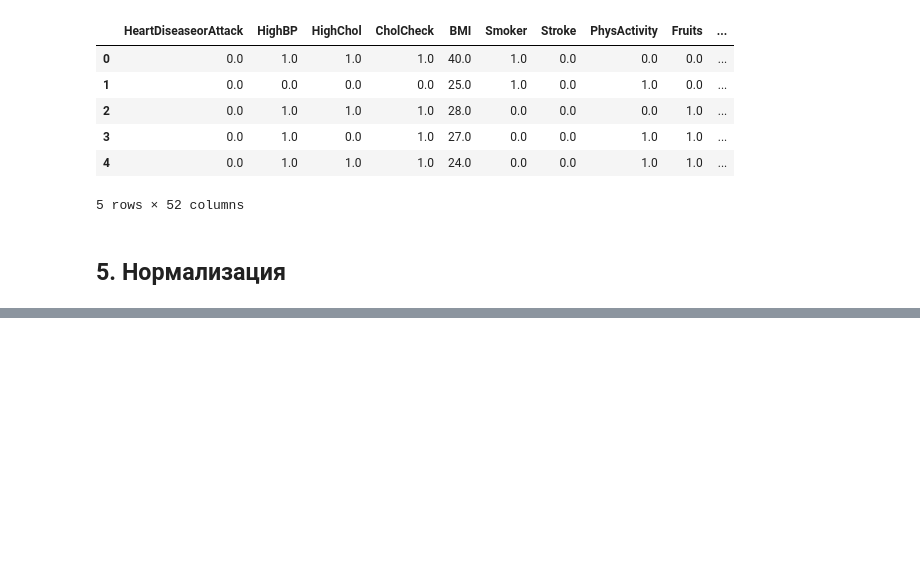
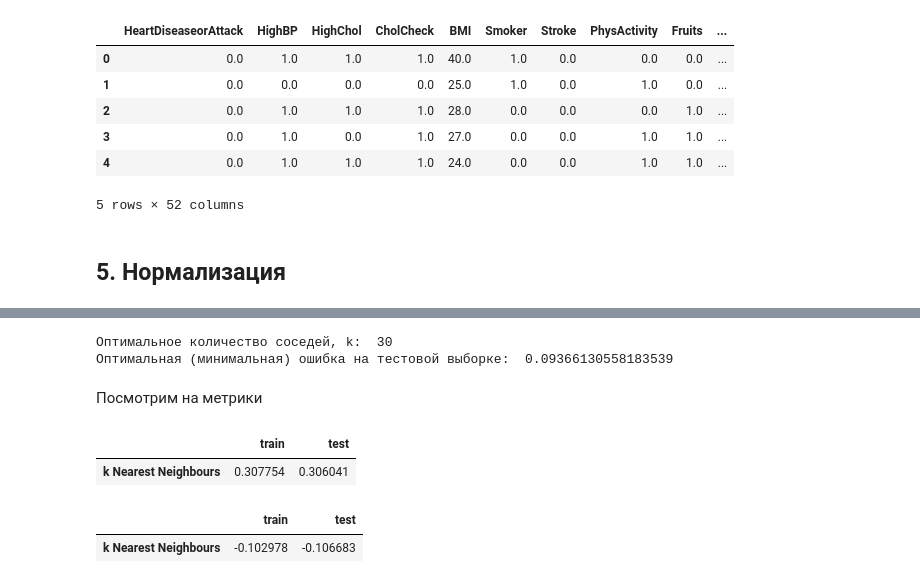
Before and after one commit to qr3x/MLDA-4th-year, a Jupyter notebook: Statistical classification.ipynb, the cells around one changed output, grey strips where cells are left out. Saved outputs shown, nothing was run; the diff lists cells and outputs as text; code cells hidden in the pictures; blank space fills up the shorter version.

```diff
--- a/Statistical classification.ipynb
+++ b/Statistical classification.ipynb
@@ -577,0 +659,36 @@ data.head()
+# %%
+optimal_error = min(errors, key=lambda error: error[2])
+model = KNeighborsClassifier(n_neighbors=optimal_error[0], p=2)
+model.fit(X_train, y_train)
+
+print('Оптимальное количество соседей, k: ', optimal_error[0])
+print('Оптимальная (минимальная) ошибка на тестовой выборке: ', optimal_error[2])
+# %% [output]
+Оптимальное количество соседей, k:  30
+Оптимальная (минимальная) ошибка на тестовой выборке:  0.09366130558183539
+# %% [markdown]
+Посмотрим на метрики
+# %%
+y_train_predict = model.predict(X_train)
+y_test_predict  = model.predict(X_test)
+# %%
+from sklearn.metrics import mean_squared_error, r2_score
+
+RMSE_train = mean_squared_error(y_train, y_train_predict) ** .5
+RMSE_test  = mean_squared_error(y_test,  y_test_predict) ** .5
+R2_train = r2_score(y_train, y_train_predict)
+R2_test  = r2_score(y_test,  y_test_predict)
+# %%
+RMSE_table = pd.DataFrame(columns=('train', 'test'))
+RMSE_table.loc['k Nearest Neighbours', :] = (RMSE_train, RMSE_test)
+RMSE_table
+# %% [output]
+|  | train | test |
+| k Nearest Neighbours | 0.307754 | 0.306041 |
+# %%
+R2_table = pd.DataFrame(columns=('train', 'test'))
+R2_table.loc['k Nearest Neighbours', :] = (R2_train, R2_test)
+R2_table
+# %% [output]
+|  | train | test |
+| k Nearest Neighbours | -0.102978 | -0.106683 |
```
Also changed, not shown: parts of 17 cells of this notebook, 2 other files.
